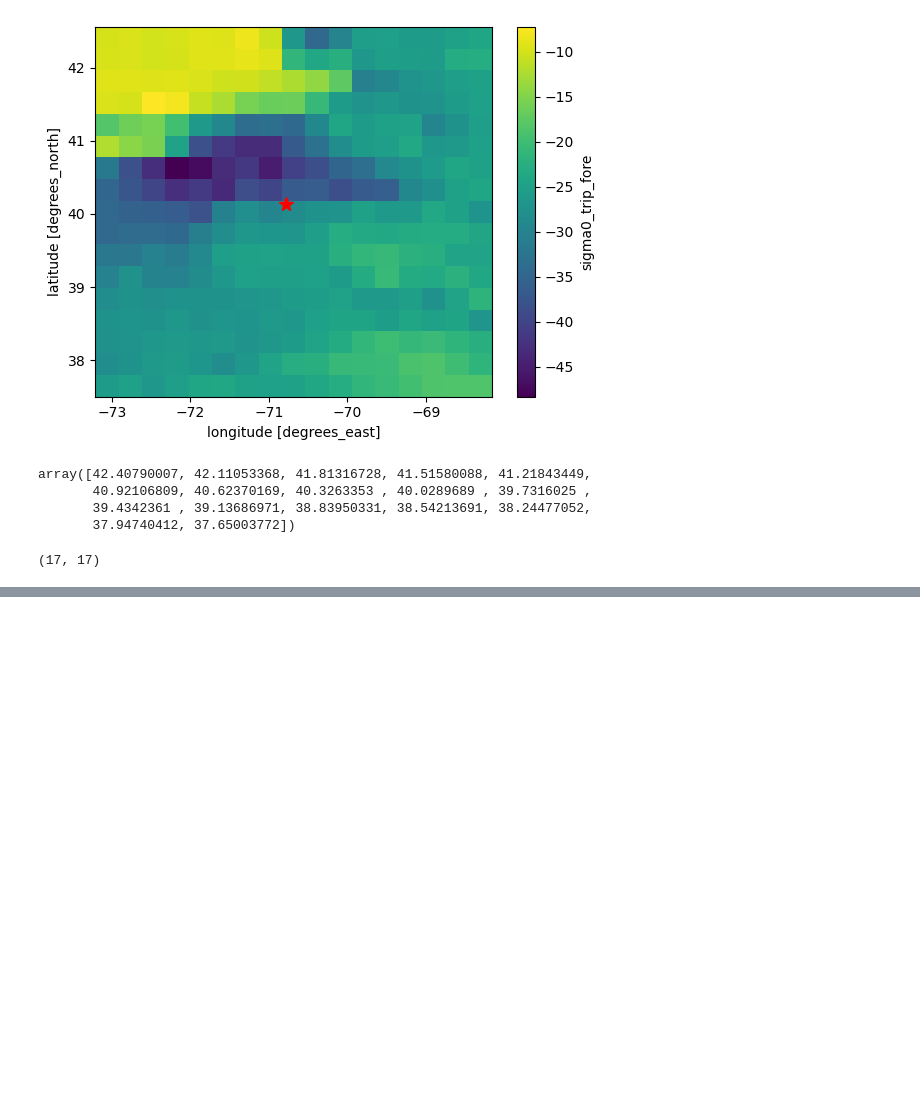
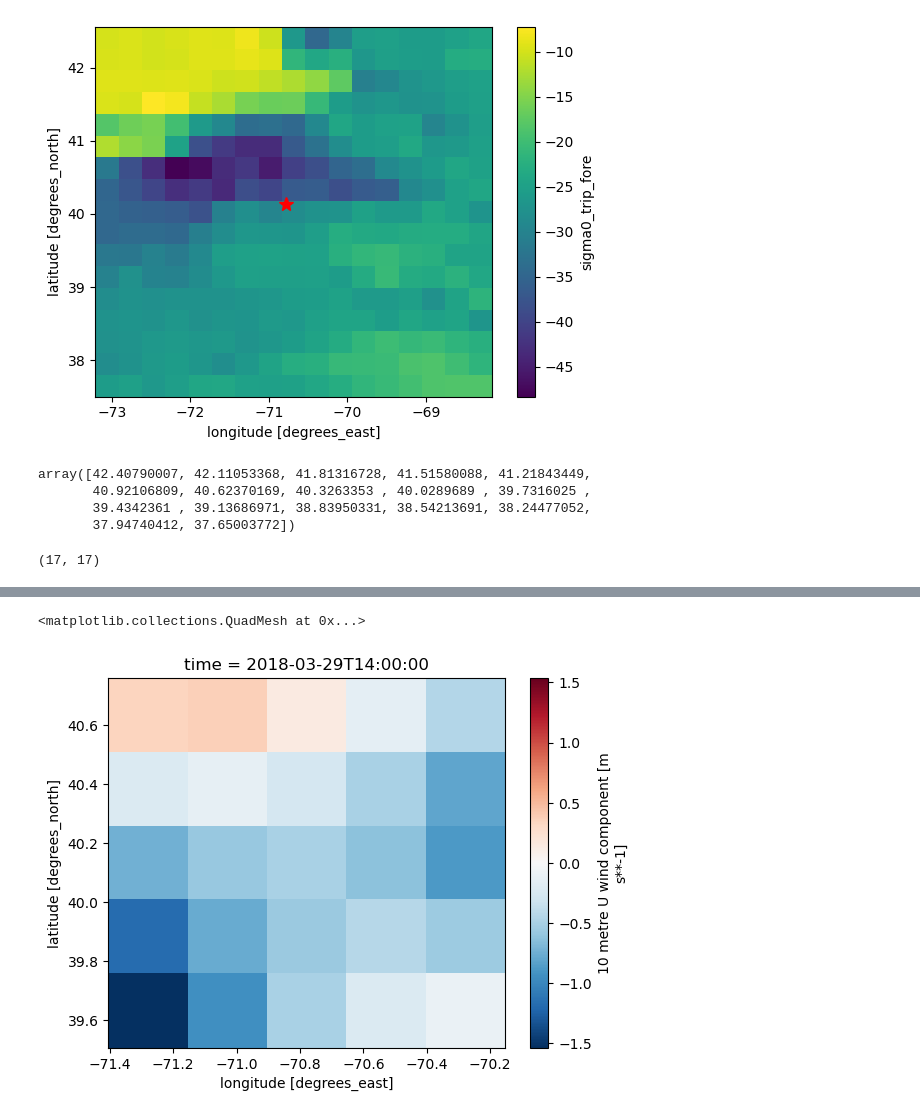
Before and after one commit to metno/machine-ocean-satdata, a Jupyter notebook: notebooks/ml/ascat_ml/whoi/cnn/test_regrid_era5_to_ascat-Copy1.ipynb, the cells around one changed output, grey strips where cells are left out. Saved outputs shown, nothing was run; the diff lists cells and outputs as text; code cells hidden in the pictures; blank space fills up the shorter version.

```diff
--- a/notebooks/ml/ascat_ml/whoi/cnn/test_regrid_era5_to_ascat-Copy1.ipynb
+++ b/notebooks/ml/ascat_ml/whoi/cnn/test_regrid_era5_to_ascat-Copy1.ipynb
@@ -179,0 +167,6 @@ KeyError: (367, 165)
+# %%
+data_dir_era5 = '/lustre/storeB/project/IT/geout/machine-ocean/data_raw/era5_buoys/'
+# %%
+file = 'era_u10m_Pioneer_8.nc'
+era5 = xr.open_dataset(data_dir_era5 + file)
+era5
@@ -179,0 +185,3 @@ KeyError: (367, 165)
+# %%
+era5 = era5.sel(time='2018-03-29 14:00:00')
+era5
@@ -179,0 +300,8 @@ KeyError: (367, 165)
+# %%
+era5_u10_cropped = era5['u10'].sel(
+        {
+        'latitude':slice(cropped_image['lat'].max().values.item(), cropped_image['lat'].min().values.item()),
+        'longitude':slice(cropped_image['lon'].min().values.item(), cropped_image['lon'].max().values.item())
+        }
+        )
+era5_u10_cropped
@@ -179,0 +322,5 @@ KeyError: (367, 165)
+# %%
+era5_u10_cropped.plot()
+# %% [output]
+<matplotlib.collections.QuadMesh at 0x...>
+[figure, added]
```
Also changed, not shown: parts of 65 cells of this notebook, 45 other files.
